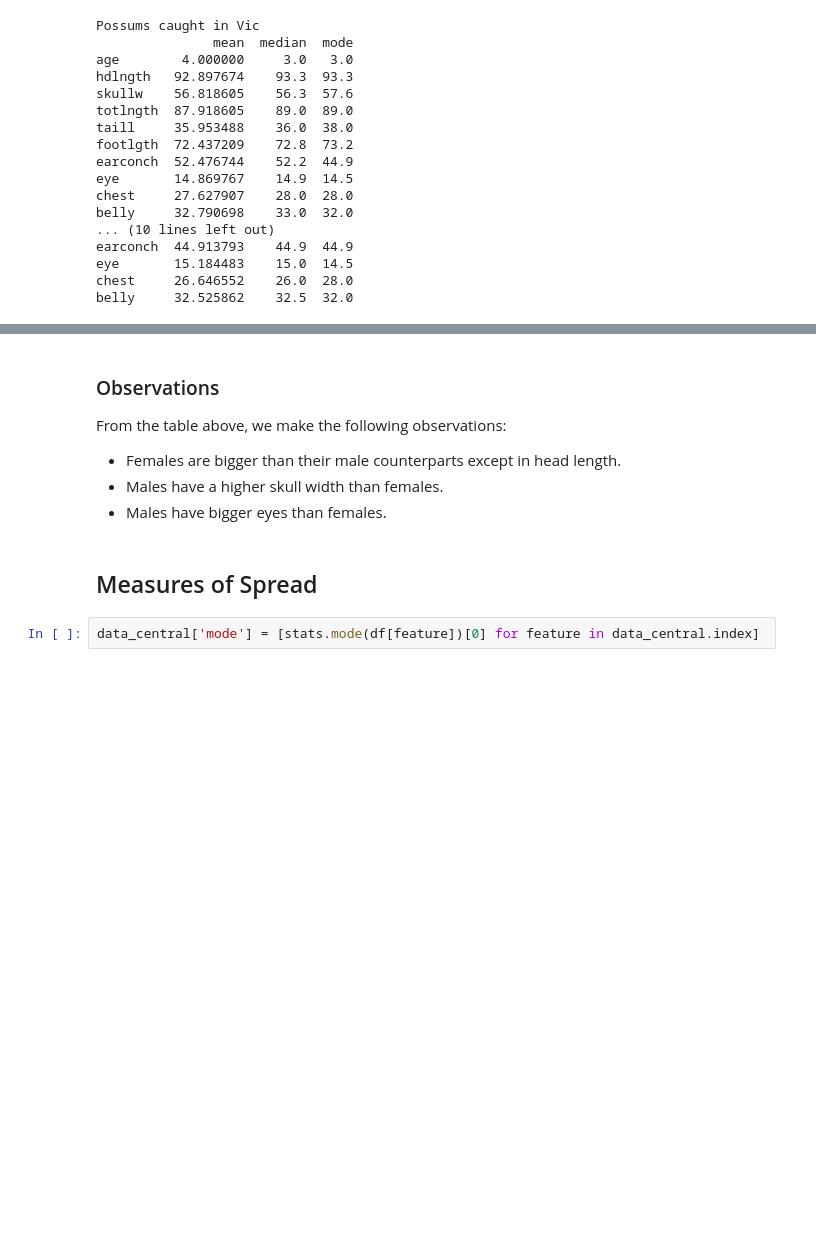
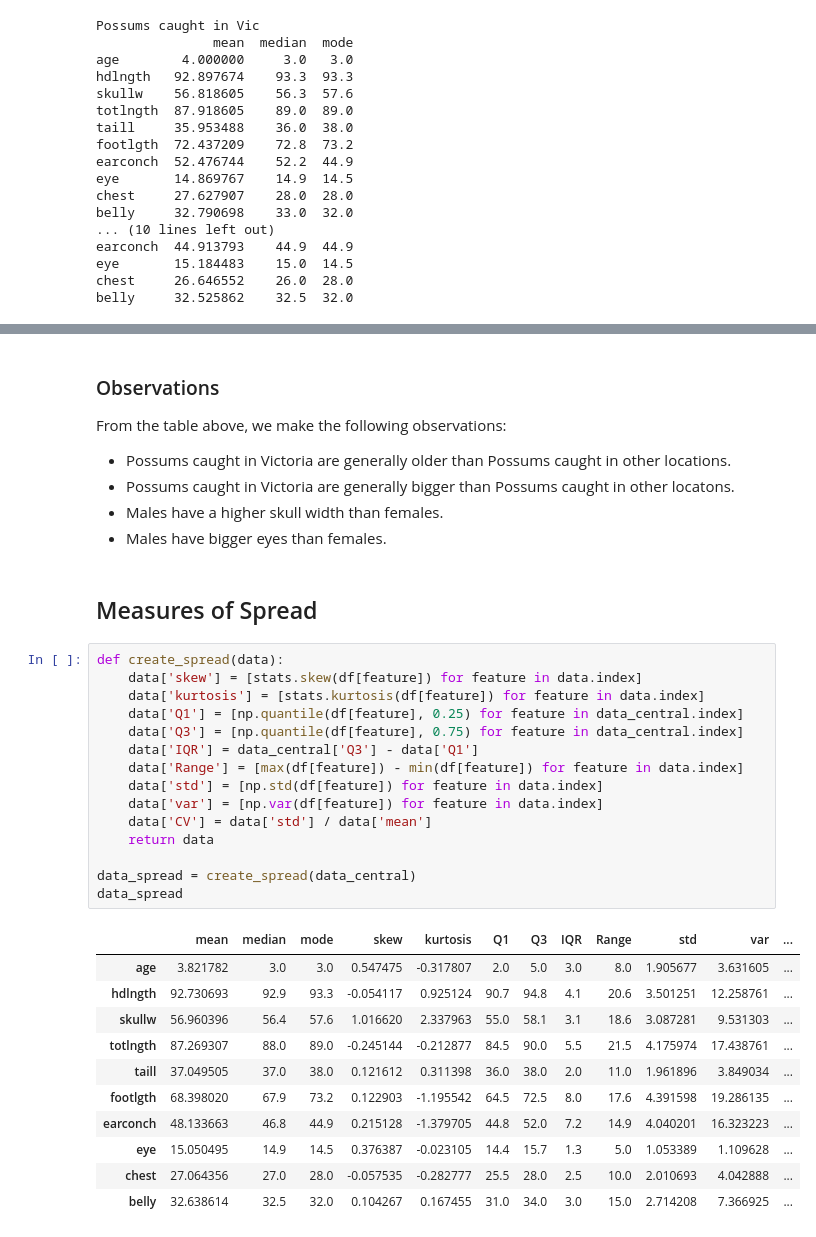
Before and after one commit to dekpo23/Assignment, a Jupyter notebook: Week 6/Statistics/statistical_analysis.ipynb, the cells around one changed output, grey strips where cells are left out. Cells and saved outputs as stored; diff of their text form; blank space fills up the shorter version.

```diff
--- a/Week 6/Statistics/statistical_analysis.ipynb
+++ b/Week 6/Statistics/statistical_analysis.ipynb
@@ -298,10 +331,36 @@ df_sex_central
 # %% [markdown]
 ### Observations
 From the table above, we make the following observations:
-* Females are bigger than their male counterparts except  in head length.
+* Possums caught in Victoria are generally older than Possums caught in other locations.
+* Possums caught in Victoria are generally bigger than Possums caught in other locatons.
 * Males have a higher skull width than females.
 * Males have bigger eyes than females.
 # %% [markdown]
 ## Measures of Spread
 # %%
-data_central['mode'] = [stats.mode(df[feature])[0] for feature in data_central.index]
+def create_spread(data):
+    data['skew'] = [stats.skew(df[feature]) for feature in data.index]
+    data['kurtosis'] = [stats.kurtosis(df[feature]) for feature in data.index]
+    data['Q1'] = [np.quantile(df[feature], 0.25) for feature in data_central.index]
+    data['Q3'] = [np.quantile(df[feature], 0.75) for feature in data_central.index]
+    data['IQR'] = data_central['Q3'] - data['Q1']
+    data['Range'] = [max(df[feature]) - min(df[feature]) for feature in data.index]
+    data['std'] = [np.std(df[feature]) for feature in data.index]
+    data['var'] = [np.var(df[feature]) for feature in data.index]
+    data['CV'] = data['std'] / data['mean']
+    return data
+
+data_spread = create_spread(data_central)
+data_spread
+# %% [output]
+|  | mean | median | mode | skew | kurtosis | Q1 | Q3 | IQR | Range | std | var | ... |
+| age | 3.821782 | 3.0 | 3.0 | 0.547475 | -0.317807 | 2.0 | 5.0 | 3.0 | 8.0 | 1.905677 | 3.631605 | ... |
+| hdlngth | 92.730693 | 92.9 | 93.3 | -0.054117 | 0.925124 | 90.7 | 94.8 | 4.1 | 20.6 | 3.501251 | 12.258761 | ... |
+| skullw | 56.960396 | 56.4 | 57.6 | 1.016620 | 2.337963 | 55.0 | 58.1 | 3.1 | 18.6 | 3.087281 | 9.531303 | ... |
+| totlngth | 87.269307 | 88.0 | 89.0 | -0.245144 | -0.212877 | 84.5 | 90.0 | 5.5 | 21.5 | 4.175974 | 17.438761 | ... |
+| taill | 37.049505 | 37.0 | 38.0 | 0.121612 | 0.311398 | 36.0 | 38.0 | 2.0 | 11.0 | 1.961896 | 3.849034 | ... |
+| footlgth | 68.398020 | 67.9 | 73.2 | 0.122903 | -1.195542 | 64.5 | 72.5 | 8.0 | 17.6 | 4.391598 | 19.286135 | ... |
+| earconch | 48.133663 | 46.8 | 44.9 | 0.215128 | -1.379705 | 44.8 | 52.0 | 7.2 | 14.9 | 4.040201 | 16.323223 | ... |
+| eye | 15.050495 | 14.9 | 14.5 | 0.376387 | -0.023105 | 14.4 | 15.7 | 1.3 | 5.0 | 1.053389 | 1.109628 | ... |
+| chest | 27.064356 | 27.0 | 28.0 | -0.057535 | -0.282777 | 25.5 | 28.0 | 2.5 | 10.0 | 2.010693 | 4.042888 | ... |
+| belly | 32.638614 | 32.5 | 32.0 | 0.104267 | 0.167455 | 31.0 | 34.0 | 3.0 | 15.0 | 2.714208 | 7.366925 | ... |
```
Also changed, not shown: parts of 11 cells of this notebook.
